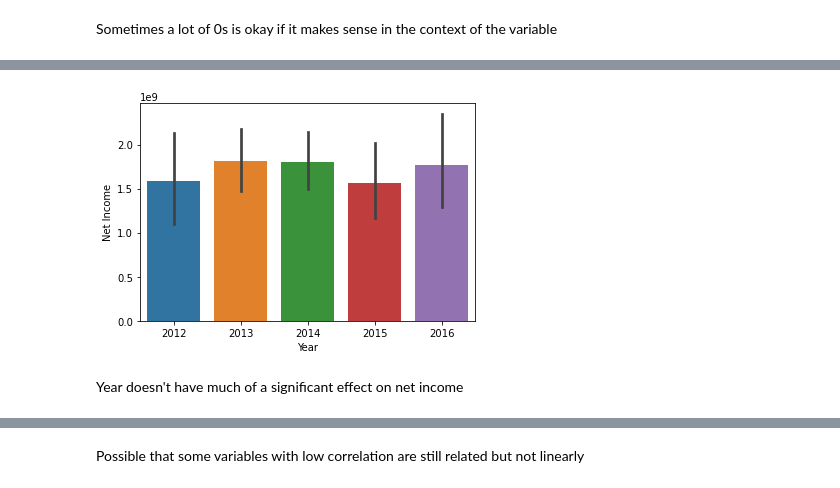
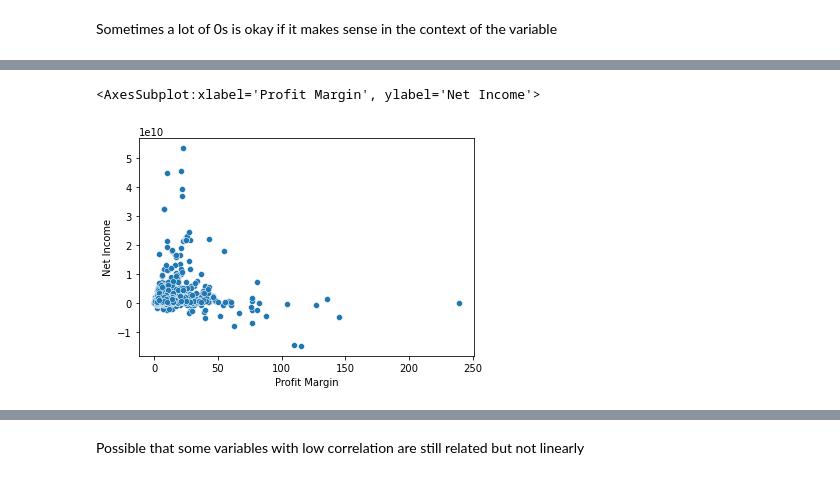
Before and after one commit to sarahhsu1301/STAT-303-2, a Jupyter notebook: Project.ipynb, the cells around one changed output, grey strips where cells are left out. Drawn from its saved outputs; the diff is of its cells as text; code cells hidden in the pictures.

Commit message:
Further EDA, looking at correlations and graphs

```diff
--- a/Project.ipynb
+++ b/Project.ipynb
@@ -143,2 +108,0 @@ Name: Year, dtype: int64
-# %%
-data_cleaner.drop(data_cleaner[data_cleaner['Ticker Symbol'] == 'COTY'].index, inplace = True)
@@ -154,3 +108,0 @@ data_cleaner[data_cleaner['Ticker Symbol'] == 'ILMN']
-# %%
-data_cleaner.loc[(data_cleaner['Ticker Symbol'] == 'ILMN') & (data_cleaner['Year'] == 2016), 'Year'] = 2015
-data_cleaner.loc[(data_cleaner['Ticker Symbol'] == 'ILMN') & (data_cleaner['Year'] == 2017), 'Year'] = 2016
@@ -165,0 +109,10 @@ data_cleaner[data_cleaner['Ticker Symbol'] == 'ILMN']
+# %%
+from sklearn.model_selection import train_test_split
+# separate train and test sets
+X_train, X_test, y_train, y_test = train_test_split(
+    data_cleaner.drop(labels=['Ticker Symbol', 'Net Income'], axis=1),
+    data_cleaner['Net Income'],
+    test_size=0.20,
+    random_state=23)
+# %%
+train = pd.concat([X_train, y_train], axis = 1)
@@ -166,6 +139,5 @@ data_cleaner[data_cleaner['Ticker Symbol'] == 'ILMN']
 # %%
-sns.barplot(x = 'Year', y = 'Net Income', data = data_cleaner);
+sns.scatterplot(x = 'Profit Margin', y = 'Net Income', data = train)
 # %% [output]
+<AxesSubplot:xlabel='Profit Margin', ylabel='Net Income'>
-[figure, old version]
+[figure, new version]
-# %% [markdown]
-Year doesn't have much of a significant effect on net income
```
Also changed, not shown: parts of 26 cells of this notebook.
